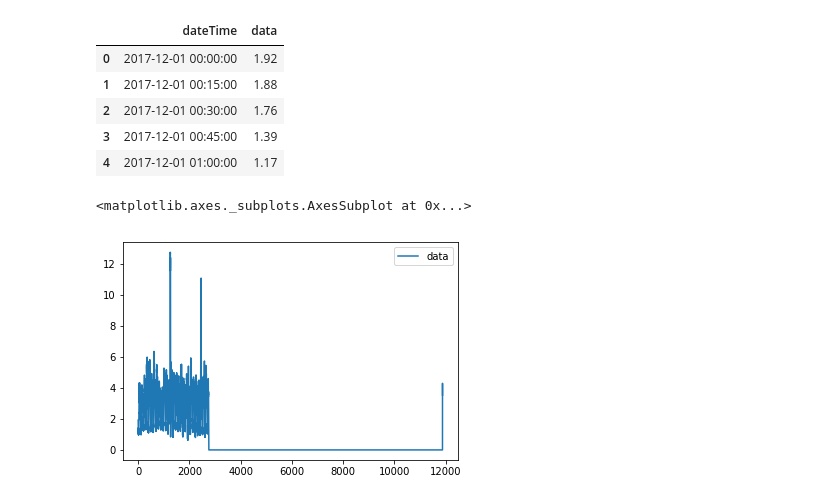
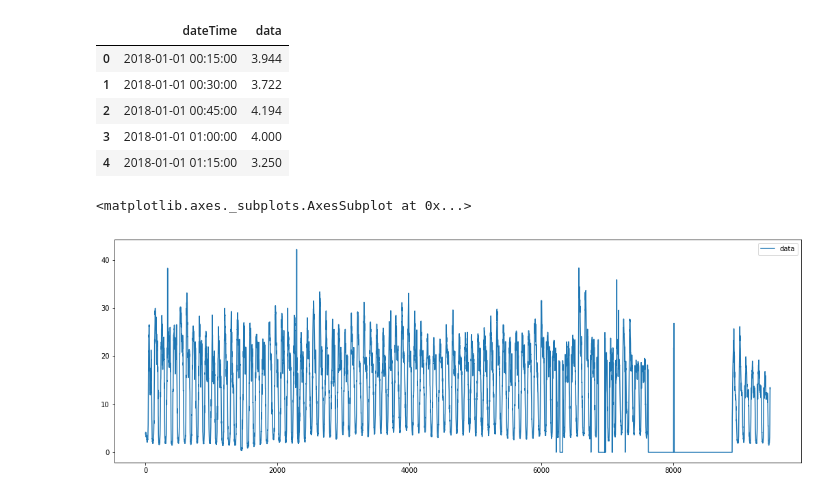
Before and after one commit to marcostx/FillingMissingData, a Jupyter notebook: interpolation.ipynb, the cells around one changed output. Drawn from its saved outputs; the diff is of its cells as text; code cells hidden in the pictures.

```diff
--- a/interpolation.ipynb
+++ b/interpolation.ipynb
@@ -8,16 +69,18 @@ import numpy as np
 # %%
+output_csv = 'filteredDataframe.csv'
+
 # loading dataset
-dataframe = pandas.read_csv('../fwddadosdma/41222_DNK_CABIL_CTRLB_FLOW.csv', engine='python', header=0)
+dataframe = pandas.read_csv('../fwddadosdma2/00010391_GLE_CABIL_2P1F_FLOW.csv', engine='python', header=0)
 dataframe.head()
 # %% [output]
 |  | dateTime | data |
-| 0 | 2017-12-01 00:00:00 | 1.92 |
-| 1 | 2017-12-01 00:15:00 | 1.88 |
-| 2 | 2017-12-01 00:30:00 | 1.76 |
-| 3 | 2017-12-01 00:45:00 | 1.39 |
-| 4 | 2017-12-01 01:00:00 | 1.17 |
+| 0 | 2018-01-01 00:15:00 | 3.944 |
+| 1 | 2018-01-01 00:30:00 | 3.722 |
+| 2 | 2018-01-01 00:45:00 | 4.194 |
+| 3 | 2018-01-01 01:00:00 | 4.000 |
+| 4 | 2018-01-01 01:15:00 | 3.250 |
 # %%
-dataframe.plot()
+dataframe.plot(figsize=(18,6))
 # %% [output]
 <matplotlib.axes._subplots.AxesSubplot at 0x...>
-[figure, old version]
+[figure, new version]
```
Also changed, not shown: parts of 12 cells of this notebook.
